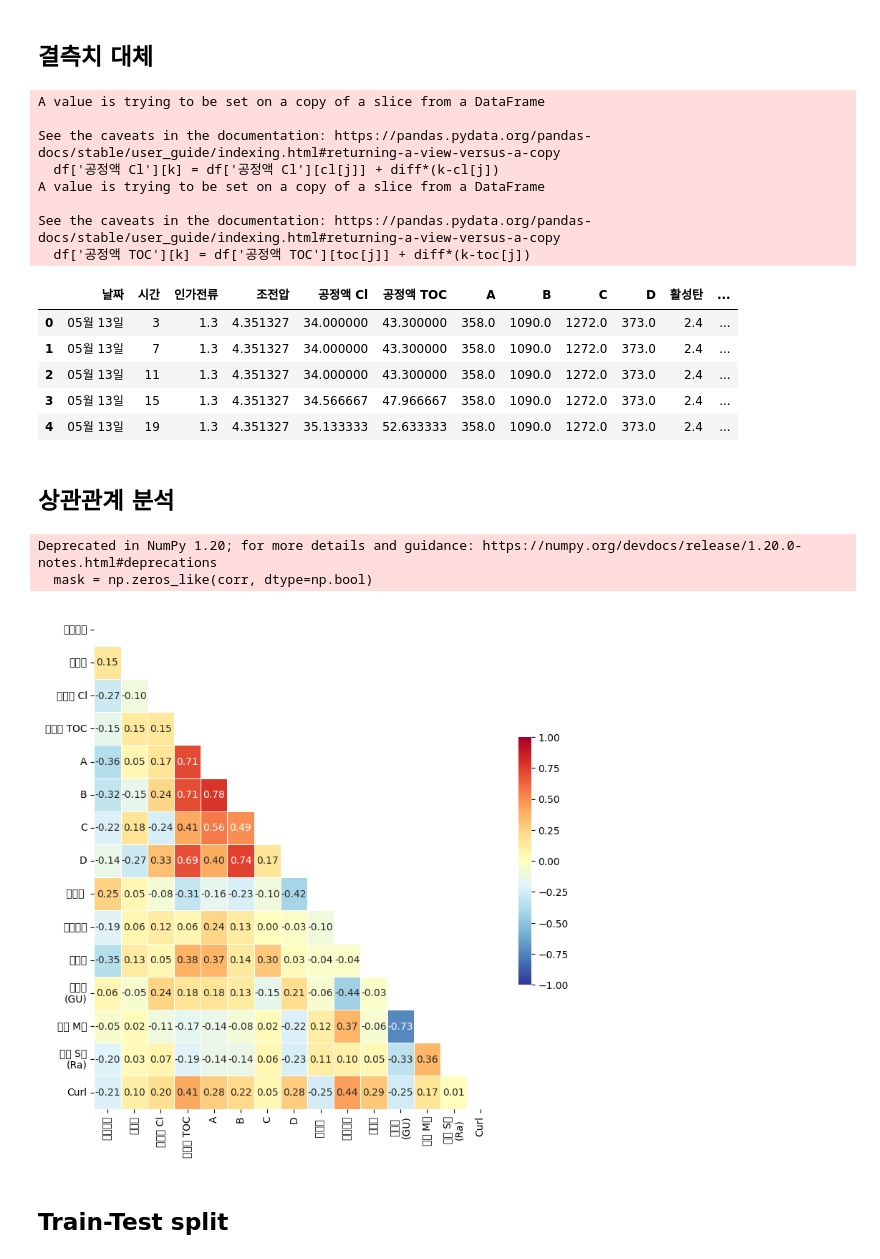
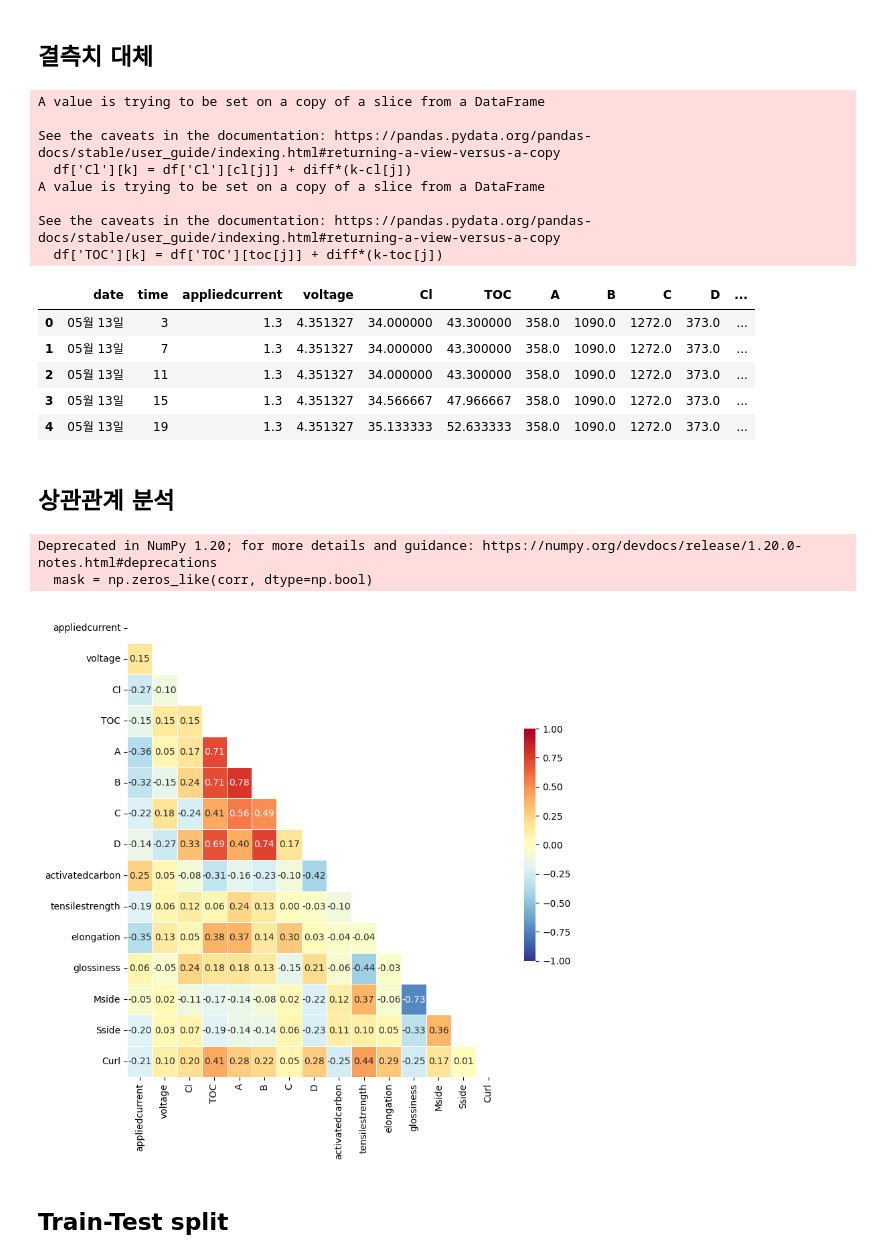
Before and after one commit to SonChungMan/KZ-Repository, a Jupyter notebook: copper.ipynb, the cells around one changed output. Saved outputs shown, nothing was run; the diff lists cells and outputs as text; code cells hidden in the pictures.

```diff
--- a/copper.ipynb
+++ b/copper.ipynb
@@ -22,82 +26,80 @@ df.head()
 # %%
 # 공정액은 두 값들 사이를 등차로 결측치 보간
 # 나머지는 평균
-# for i in 공정액 :
-# 데이터가 있으면, 인덱스를 받아서 (그전 인덱스 데이터 - 현 데이터) / (이번 인덱스 - 현 인덱스)
 
 cl = []
 toc = []
 # null이 아닌 인덱스 append
-for i in range(len(df['공정액 Cl'])):
-    if df['공정액 Cl'].notnull()[i]:
+for i in range(len(df['Cl'])):
+    if df['Cl'].notnull()[i]:
         cl.append(i)
-for i in range(len(df['공정액 TOC'])):
-    if df['공정액 TOC'].notnull()[i]:
+for i in range(len(df['TOC'])):
+    if df['TOC'].notnull()[i]:
         toc.append(i)
 
 # 공차를 구해서 빈 값들에 채워넣기
 for j in range(len(cl)):
     if j < len(cl)-1:
         if cl[j+1] - cl[j] > 1: # 사이에 결측치 있으면
-            diff = (df['공정액 Cl'][cl[j+1]] - df['공정액 Cl'][cl[j]]) / (cl[j+1] - cl[j])
+            diff = (df['Cl'][cl[j+1]] - df['Cl'][cl[j]]) / (cl[j+1] - cl[j])
             for k in range(cl[j],cl[j+1]):
-                df['공정액 Cl'][k] = df['공정액 Cl'][cl[j]] + diff*(k-cl[j])
+                df['Cl'][k] = df['Cl'][cl[j]] + diff*(k-cl[j])
 for j in range(len(toc)):
     if j < len(toc)-1:
         if toc[j+1] - toc[j] > 1: # 사이에 결측치 있으면
-            diff = (df['공정액 TOC'][toc[j+1]] - df['공정액 TOC'][toc[j]]) / (toc[j+1] - toc[j])
+            diff = (df['TOC'][toc[j+1]] - df['TOC'][toc[j]]) / (toc[j+1] - toc[j])
             for k in range(toc[j],toc[j+1]):
-                df['공정액 TOC'][k] = df['공정액 TOC'][toc[j]] + diff*(k-toc[j])
+                df['TOC'][k] = df['TOC'][toc[j]] + diff*(k-toc[j])
 # %% [output]
 A value is trying to be set on a copy of a slice from a DataFrame
 
 See the caveats in the documentation: https://pandas.pydata.org/pandas-docs/stable/user_guide/indexing.html#returning-a-view-versus-a-copy
-  df['공정액 Cl'][k] = df['공정액 Cl'][cl[j]] + diff*(k-cl[j])
+  df['Cl'][k] = df['Cl'][cl[j]] + diff*(k-cl[j])
 A value is trying to be set on a copy of a slice from a DataFrame
 
 See the caveats in the documentation: https://pandas.pydata.org/pandas-docs/stable/user_guide/indexing.html#returning-a-view-versus-a-copy
-  df['공정액 TOC'][k] = df['공정액 TOC'][toc[j]] + diff*(k-toc[j])
+  df['TOC'][k] = df['TOC'][toc[j]] + diff*(k-toc[j])
 # %%
 # 평균으로 대체시 기존 값들과 편차 크므로, bfill, ffill 사용
-df['공정액 Cl'] = df['공정액 Cl'].fillna(method='ffill') .fillna(method='bfill')
-df['공정액 TOC'] = df['공정액 TOC'].fillna(method='ffill') .fillna(method='bfill')
+df['Cl'] = df['Cl'].fillna(method='ffill') .fillna(method='bfill')
+df['TOC'] = df['TOC'].fillna(method='ffill') .fillna(method='bfill')
 # %%
 # 변수별 평균으로 결측치 대체
 df = df.fillna(df.mean())
 df.head()
 # %% [output]
-|  | 날짜 | 시간 | 인가전류 | 조전압 | 공정액 Cl | 공정액 TOC | A | B | C | D | 활성탄 | ... |
-| 0 | 05월 13일 | 3 | 1.3 | 4.351327 | 34.000000 | 43.300000 | 358.0 | 1090.0 | 1272.0 | 373.0 | 2.4 | ... |
-| 1 | 05월 13일 | 7 | 1.3 | 4.351327 | 34.000000 | 43.300000 | 358.0 | 1090.0 | 1272.0 | 373.0 | 2.4 | ... |
-| 2 | 05월 13일 | 11 | 1.3 | 4.351327 | 34.000000 | 43.300000 | 358.0 | 1090.0 | 1272.0 | 373.0 | 2.4 | ... |
-| 3 | 05월 13일 | 15 | 1.3 | 4.351327 | 34.566667 | 47.966667 | 358.0 | 1090.0 | 1272.0 | 373.0 | 2.4 | ... |
-| 4 | 05월 13일 | 19 | 1.3 | 4.351327 | 35.133333 | 52.633333 | 358.0 | 1090.0 | 1272.0 | 373.0 | 2.4 | ... |
+|  | date | time | appliedcurrent | voltage | Cl | TOC | A | B | C | D | ... |
+| 0 | 05월 13일 | 3 | 1.3 | 4.351327 | 34.000000 | 43.300000 | 358.0 | 1090.0 | 1272.0 | 373.0 | ... |
+| 1 | 05월 13일 | 7 | 1.3 | 4.351327 | 34.000000 | 43.300000 | 358.0 | 1090.0 | 1272.0 | 373.0 | ... |
+| 2 | 05월 13일 | 11 | 1.3 | 4.351327 | 34.000000 | 43.300000 | 358.0 | 1090.0 | 1272.0 | 373.0 | ... |
+| 3 | 05월 13일 | 15 | 1.3 | 4.351327 | 34.566667 | 47.966667 | 358.0 | 1090.0 | 1272.0 | 373.0 | ... |
+| 4 | 05월 13일 | 19 | 1.3 | 4.351327 | 35.133333 | 52.633333 | 358.0 | 1090.0 | 1272.0 | 373.0 | ... |
 # %% [markdown]
 ## 상관관계 분석
 # %%
 # heatmap
-corr = df.drop(['시간','날짜'], axis=1).corr()
+corr = df.drop(['date','time'], axis=1).corr()
 # 그림 사이즈 지정
 fig, ax = plt.subplots( figsize=(9,9) )
 
 # 삼각형 마스크(위 : True, 아래 : False)
 mask = np.zeros_like(corr, dtype=np.bool)
 mask[np.triu_indices_from(mask)] = True
 
 sns.heatmap(corr,
             cmap = 'RdYlBu_r',
             annot = True,   # 실제 값 표시
             mask=mask,      # 표시하지 않을 마스크 부분 지정
             linewidths=.5,  # 경계면 구분
             cbar_kws={"shrink": .5},# 컬러바 크기 절반
             vmin = -1,vmax = 1,   # 컬러바 범위 -1 ~ 1
             fmt = '.2f'
            )
 plt.show()
 # %% [output]
 Deprecated in NumPy 1.20; for more details and guidance: https://numpy.org/devdocs/release/1.20.0-notes.html#deprecations
   mask = np.zeros_like(corr, dtype=np.bool)
-[figure, old version]
+[figure, new version]
 # %% [markdown]
 ## Train-Test split
 # %%
```
Also changed, not shown: parts of 43 cells of this notebook, 1 other file.
